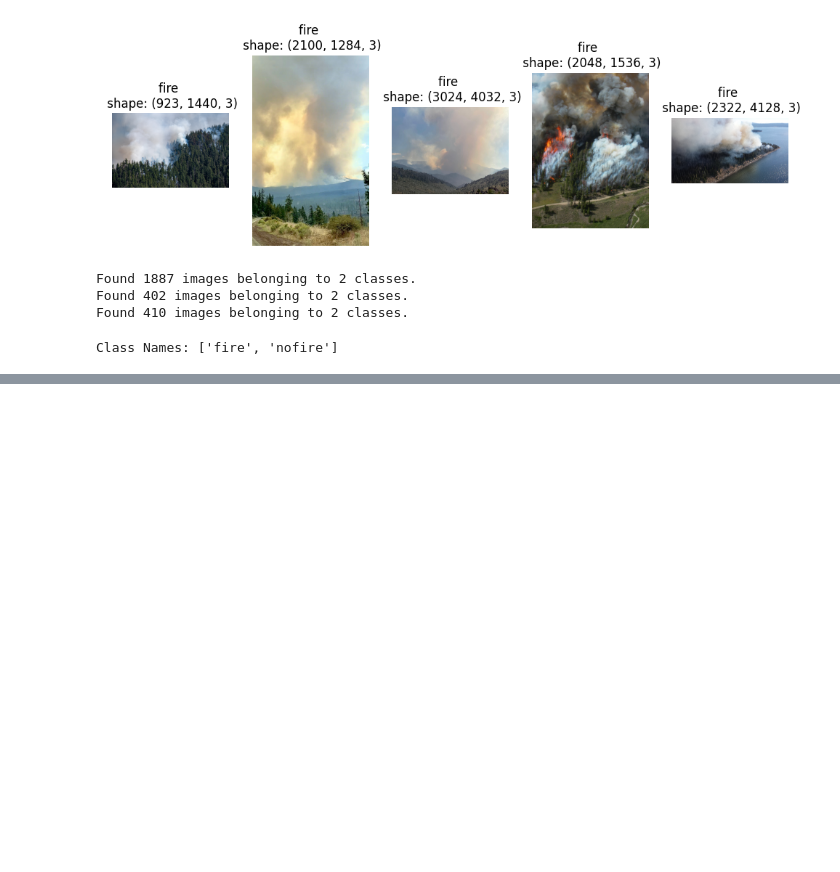
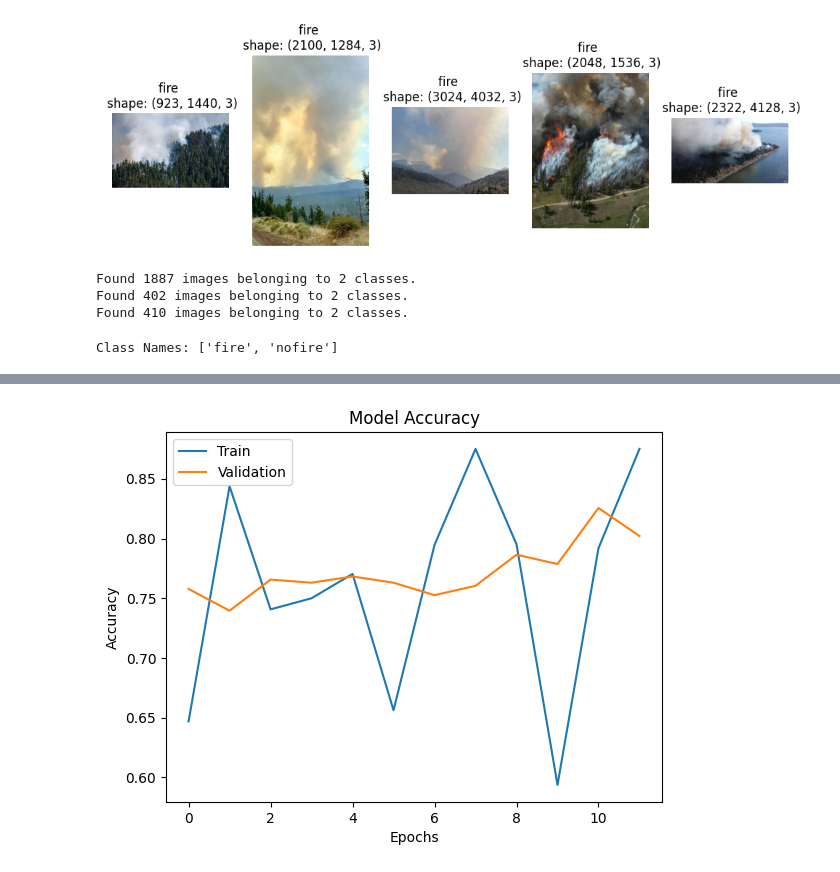
Before and after one commit to indiser/Forest_Fire, a Jupyter notebook: Forest_Fire_Detection.ipynb, the cells around one changed output, grey strips where cells are left out. Cells and saved outputs as stored; diff of their text form; code cells hidden in the pictures; blank space fills up the shorter version.

```diff
--- a/Forest_Fire_Detection.ipynb
+++ b/Forest_Fire_Detection.ipynb
@@ -187,3 +187,12 @@ Model: "sequential_2"
  Total params: 19,034,177 (72.61 MB)
  Trainable params: 19,034,177 (72.61 MB)
  Non-trainable params: 0 (0.00 B)
+# %%
+# train the model
+history = model.fit(
+    train_generator,
+    steps_per_epoch = train_generator.samples // batch_size,
+    epochs = 12,
+    validation_data = val_generator,
+    validation_steps = val_generator.samples // batch_size
+)
@@ -189,0 +223,10 @@ Model: "sequential_2"
+# %%
+plt.plot(history.history['accuracy'])
+plt.plot(history.history['val_accuracy'])
+plt.title('Model Accuracy')
+plt.ylabel('Accuracy')
+plt.xlabel('Epochs')
+plt.legend(['Train', 'Validation'], loc='upper left')
+plt.show()
+# %% [output]
+[figure, added]
```
Also changed, not shown: parts of 9 cells of this notebook.
